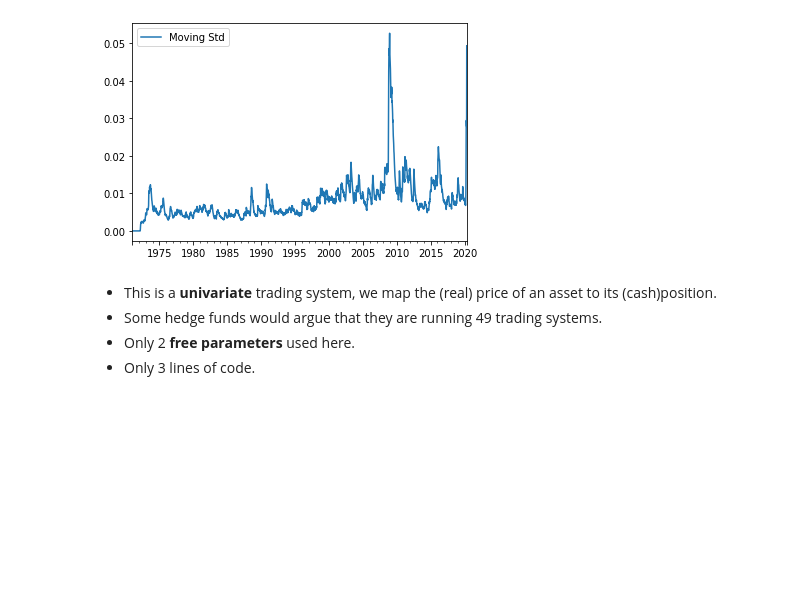
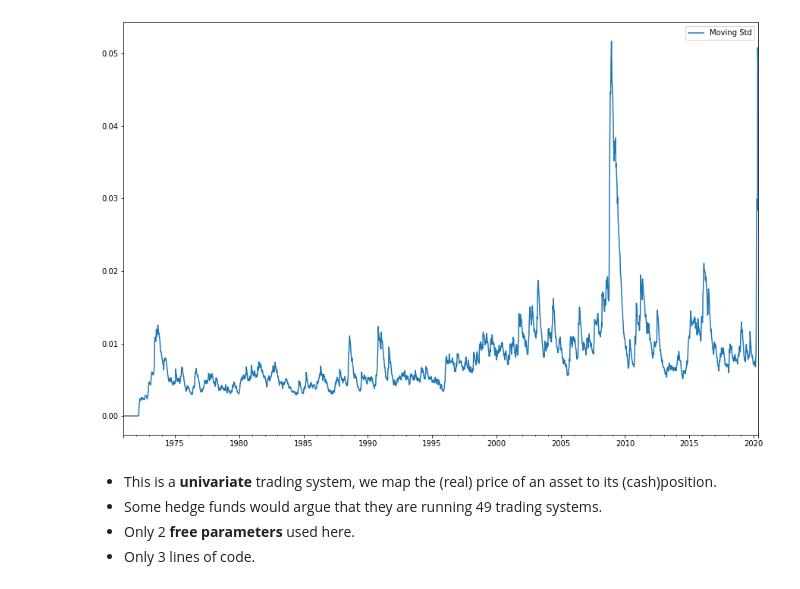
Before and after one commit to tschm/cs, a Jupyter notebook: work/Experiment1.ipynb, the cells around one changed output. Cells and saved outputs as stored; diff of their text form; code cells hidden in the pictures; blank space fills up the shorter version.

```diff
--- a/work/Experiment1.ipynb
+++ b/work/Experiment1.ipynb
@@ -48,8 +48,8 @@ plt.show()
 # %%
-a.std.plot(kind="line")
+a.std.plot(kind="line", figsize=(15,10))
 plt.show()
 # %% [output]
-[figure, old version]
+[figure, new version]
 # %% [markdown]
 * This is a **univariate** trading system, we map the (real) price of an asset to its (cash)position.
 * Some hedge funds would argue that they are running 49 trading systems.
```
Also changed, not shown: parts of 3 cells of this notebook, 8 other files.
